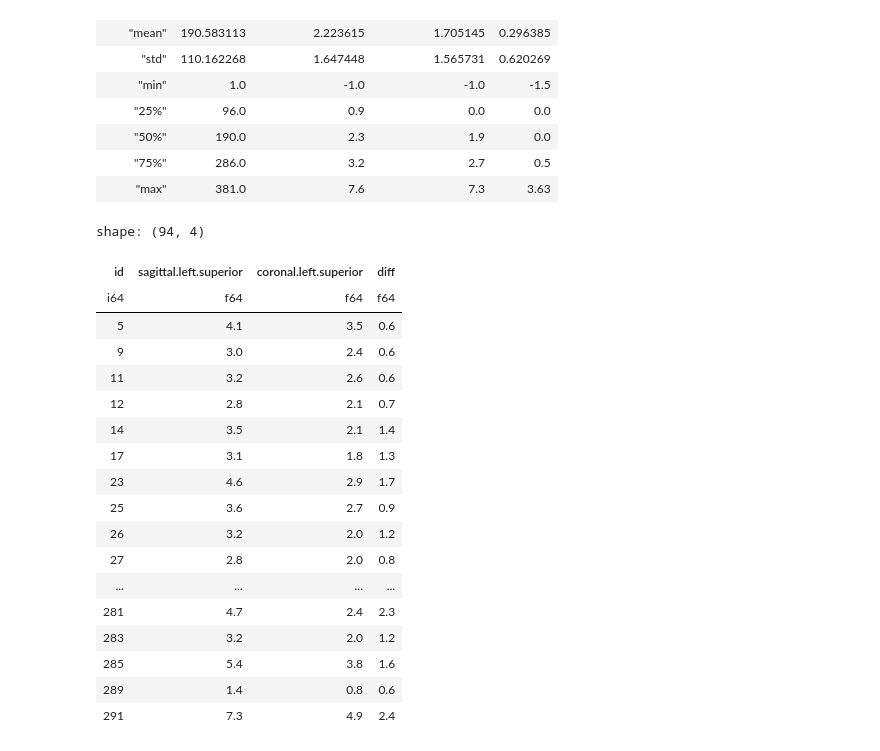
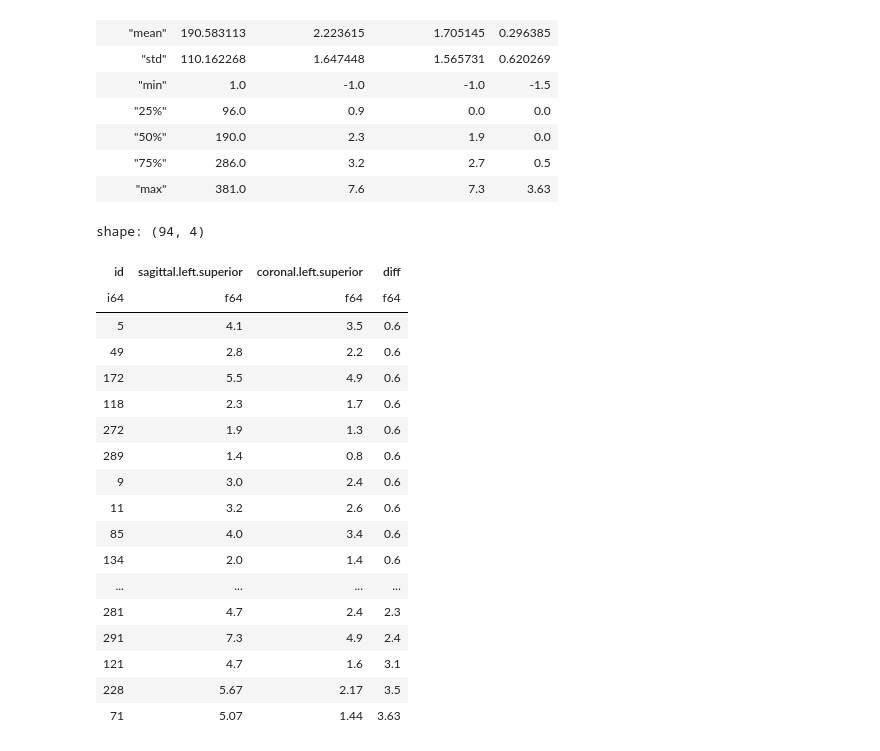
Before and after one commit to 19man72/Pathologies_ArtDental_g, a Jupyter notebook: Utkin Dmitry/secondary_data_collection.ipynb, the cells around one changed output. Saved outputs shown, nothing was run; the diff lists cells and outputs as text; code cells hidden in the pictures.

```diff
--- a/Utkin Dmitry/secondary_data_collection.ipynb
+++ b/Utkin Dmitry/secondary_data_collection.ipynb
@@ -52,24 +52,24 @@ shape: (9, 5)
 | "75%" | 286.0 | 3.2 | 2.7 | 0.5 |
 | "max" | 381.0 | 7.6 | 7.3 | 3.63 |
 # %%
-df_left_superior.filter(pl.col("diff") > 0.5)
+df_left_superior.filter(pl.col("diff") > 0.5).sort("diff")
 # %% [output]
 shape: (94, 4)
 | id | sagittal.left.superior | coronal.left.superior | diff |
 | i64 | f64 | f64 | f64 |
 | 5 | 4.1 | 3.5 | 0.6 |
+| 49 | 2.8 | 2.2 | 0.6 |
+| 172 | 5.5 | 4.9 | 0.6 |
+| 118 | 2.3 | 1.7 | 0.6 |
+| 272 | 1.9 | 1.3 | 0.6 |
+| 289 | 1.4 | 0.8 | 0.6 |
 | 9 | 3.0 | 2.4 | 0.6 |
 | 11 | 3.2 | 2.6 | 0.6 |
-| 12 | 2.8 | 2.1 | 0.7 |
-| 14 | 3.5 | 2.1 | 1.4 |
-| 17 | 3.1 | 1.8 | 1.3 |
-| 23 | 4.6 | 2.9 | 1.7 |
-| 25 | 3.6 | 2.7 | 0.9 |
-| 26 | 3.2 | 2.0 | 1.2 |
-| 27 | 2.8 | 2.0 | 0.8 |
+| 85 | 4.0 | 3.4 | 0.6 |
+| 134 | 2.0 | 1.4 | 0.6 |
 | ... | ... | ... | ... |
 | 281 | 4.7 | 2.4 | 2.3 |
-| 283 | 3.2 | 2.0 | 1.2 |
-| 285 | 5.4 | 3.8 | 1.6 |
-| 289 | 1.4 | 0.8 | 0.6 |
 | 291 | 7.3 | 4.9 | 2.4 |
+| 121 | 4.7 | 1.6 | 3.1 |
+| 228 | 5.67 | 2.17 | 3.5 |
+| 71 | 5.07 | 1.44 | 3.63 |
```
Also changed, not shown: 1 other file.
